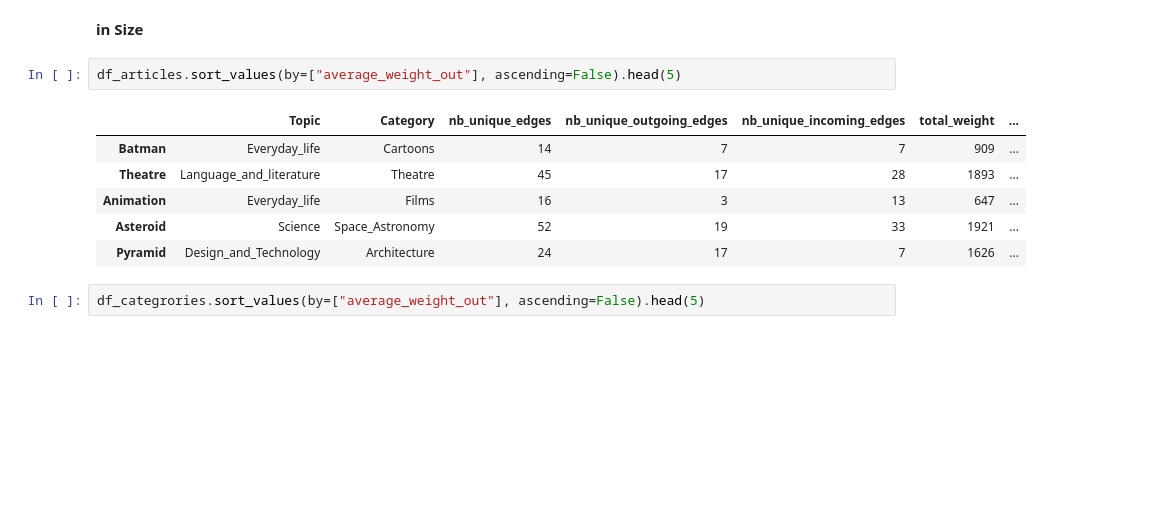
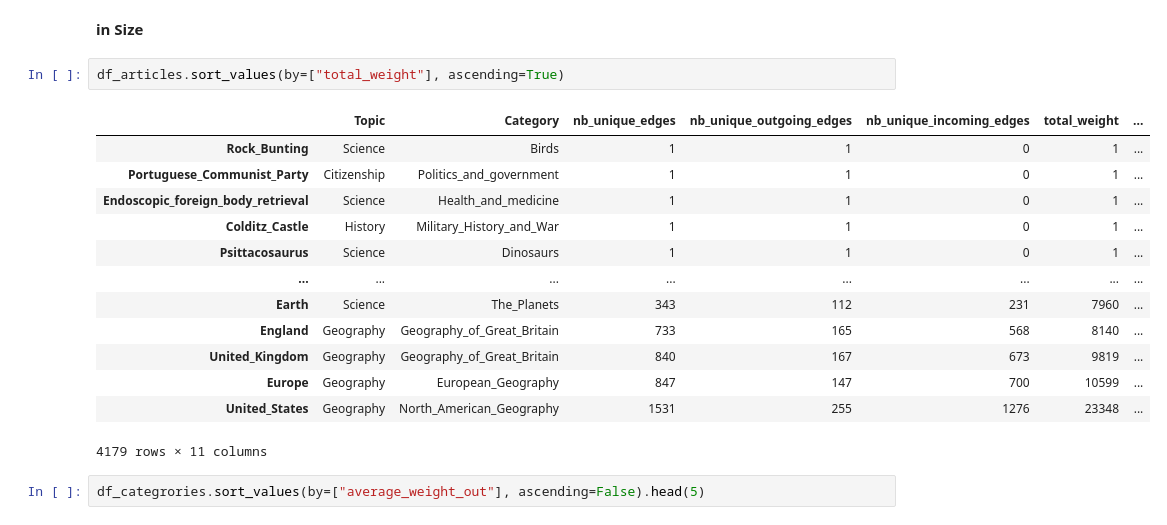
Before and after one commit to epfl-ada/ada-2022-project-groupe53, a Jupyter notebook: run.ipynb, the cells around one changed output. Drawn from its saved outputs; the diff is of its cells as text; blank space fills up the shorter version.

```diff
--- a/run.ipynb
+++ b/run.ipynb
@@ -89,14 +89,21 @@ df_topics = vertices_to_df(graph, level="topics")
 # %% [markdown]
 **in Size**
 # %%
-df_articles.sort_values(by=["average_weight_out"], ascending=False).head(5)
+df_articles.sort_values(by=["total_weight"], ascending=True)
 # %% [output]
 |  | Topic | Category | nb_unique_edges | nb_unique_outgoing_edges | nb_unique_incoming_edges | total_weight | ... |
-| Batman | Everyday_life | Cartoons | 14 | 7 | 7 | 909 | ... |
-| Theatre | Language_and_literature | Theatre | 45 | 17 | 28 | 1893 | ... |
-| Animation | Everyday_life | Films | 16 | 3 | 13 | 647 | ... |
-| Asteroid | Science | Space_Astronomy | 52 | 19 | 33 | 1921 | ... |
-| Pyramid | Design_and_Technology | Architecture | 24 | 17 | 7 | 1626 | ... |
+| Rock_Bunting | Science | Birds | 1 | 1 | 0 | 1 | ... |
+| Portuguese_Communist_Party | Citizenship | Politics_and_government | 1 | 1 | 0 | 1 | ... |
+| Endoscopic_foreign_body_retrieval | Science | Health_and_medicine | 1 | 1 | 0 | 1 | ... |
+| Colditz_Castle | History | Military_History_and_War | 1 | 1 | 0 | 1 | ... |
+| Psittacosaurus | Science | Dinosaurs | 1 | 1 | 0 | 1 | ... |
+| ... | ... | ... | ... | ... | ... | ... | ... |
+| Earth | Science | The_Planets | 343 | 112 | 231 | 7960 | ... |
+| England | Geography | Geography_of_Great_Britain | 733 | 165 | 568 | 8140 | ... |
+| United_Kingdom | Geography | Geography_of_Great_Britain | 840 | 167 | 673 | 9819 | ... |
+| Europe | Geography | European_Geography | 847 | 147 | 700 | 10599 | ... |
+| United_States | Geography | North_American_Geography | 1531 | 255 | 1276 | 23348 | ... |
+4179 rows × 11 columns
 # %%
 df_categrories.sort_values(by=["average_weight_out"], ascending=False).head(5)
 # %% [output]
```
Also changed, not shown: 3 other files.
